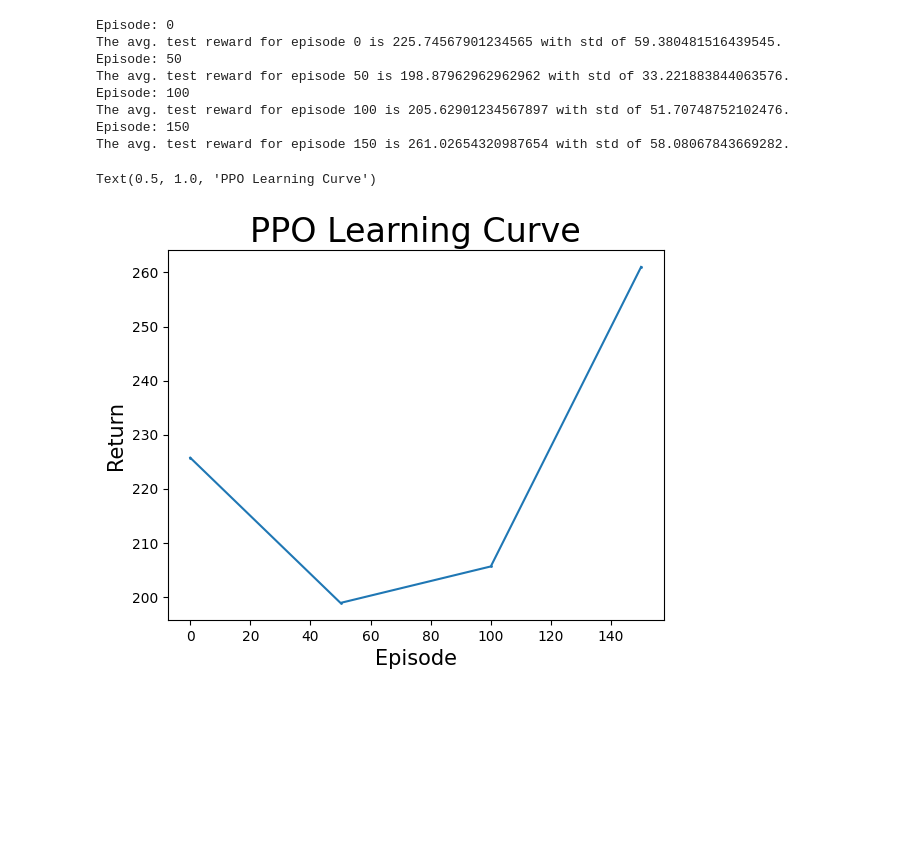
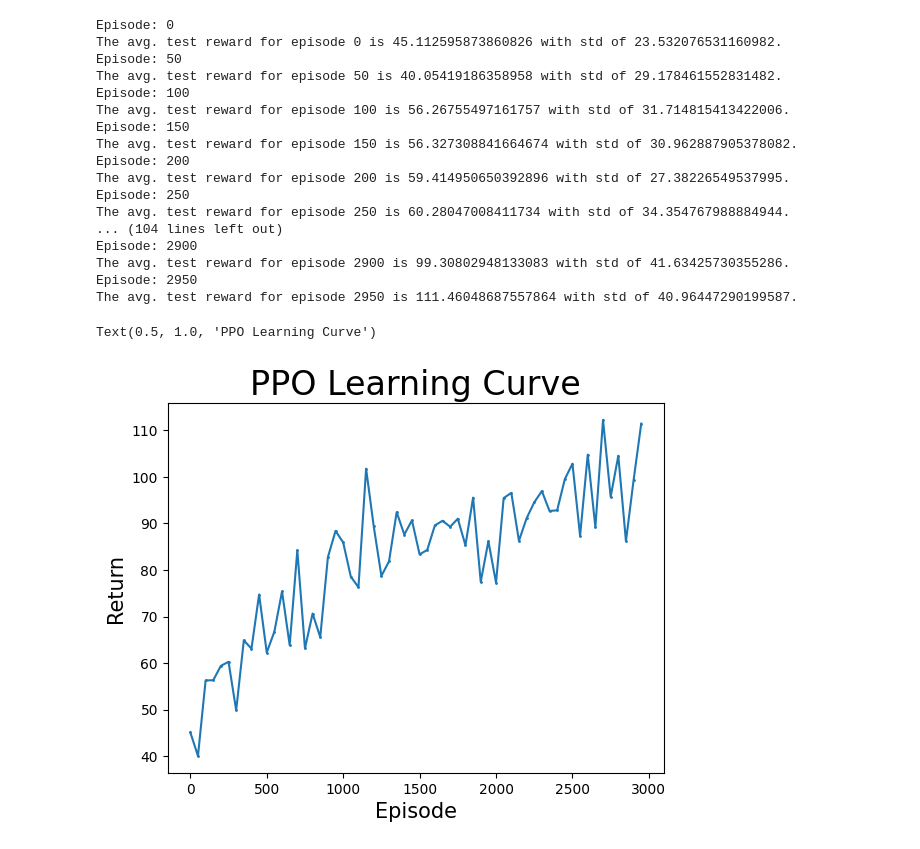
Before and after one commit to AndyPiantoni/ReinforceUs, a Jupyter notebook: PPO_from_scratch_ANDY-tuto-pytorch.ipynb, the cells around one changed output. Cells and saved outputs as stored; diff of their text form; code cells hidden in the pictures; blank space fills up the shorter version.

Commit message:
works kinda of with pendulum

```diff
--- a/PPO_from_scratch_ANDY-tuto-pytorch.ipynb
+++ b/PPO_from_scratch_ANDY-tuto-pytorch.ipynb
@@ -242,14 +242,14 @@ def train_PPO(env, policy_net, policy_optimizer, value_net, value_optimizer, num
 # %%
 # Define parameter values
 # env_name = 'CartPole-v0' # environment name
-# env_name = 'Pendulum-v1' # environment name
+env_name = 'Pendulum-v1' # environment name
 
 #env_name = 'LunarLander-v2' # environment name
 # env_name = 'MountainCar-v0' # environment name
-env_name = 'Acrobot-v1' # environment name
+# env_name = 'Acrobot-v1' # environment name
 
 
-num_train_ite = 1000 # number of training iterations
+num_train_ite = 3000 # number of training iterations
 num_seeds = 1 # fit model with 3 different seeds and plot average performance of 3 seeds
 num_epochs = 10 # how many times we iterate the entire training dataset passing through the training
 eval_freq = 50 # run evaluation of policy at each eval_freq trials
@@ -302,35 +302,44 @@ for i in tqdm.tqdm(range(num_seeds)):
 
             reward_mean = G.mean()
             reward_sd = G.std()
             print("The avg. test reward for episode {0} is {1} with std of {2}.".format(m, reward_mean, reward_sd))
             reward_means.append(reward_mean)
     returns[i] = np.array(reward_means)
 
 # save the policy network
 torch.save(policy_net.state_dict(), f"policy_net_{env_name}.pt")
 
 
 # Plot the performance over iterations
 x = np.arange(eval_epi_index)*eval_freq
 avg_returns = np.mean(returns, axis=0)
 max_returns = np.max(returns, axis=0)
 min_returns = np.min(returns, axis=0)
 
 plt.fill_between(x, min_returns, max_returns, alpha=0.1)
 plt.plot(x, avg_returns, '-o', markersize=1)
 
 plt.xlabel('Episode', fontsize = 15)
 plt.ylabel('Return', fontsize = 15)
 
 plt.title("PPO Learning Curve", fontsize = 24)
 # %% [output]
 Episode: 0
-The avg. test reward for episode 0 is 225.74567901234565 with std of 59.380481516439545.
+The avg. test reward for episode 0 is 45.112595873860826 with std of 23.532076531160982.
 Episode: 50
-The avg. test reward for episode 50 is 198.87962962962962 with std of 33.221883844063576.
+The avg. test reward for episode 50 is 40.05419186358958 with std of 29.178461552831482.
 Episode: 100
-The avg. test reward for episode 100 is 205.62901234567897 with std of 51.70748752102476.
+The avg. test reward for episode 100 is 56.26755497161757 with std of 31.714815413422006.
 Episode: 150
-The avg. test reward for episode 150 is 261.02654320987654 with std of 58.08067843669282.
+The avg. test reward for episode 150 is 56.327308841664674 with std of 30.962887905378082.
+Episode: 200
+The avg. test reward for episode 200 is 59.414950650392896 with std of 27.38226549537995.
+Episode: 250
+The avg. test reward for episode 250 is 60.28047008411734 with std of 34.354767988884944.
+... (104 lines left out)
+Episode: 2900
+The avg. test reward for episode 2900 is 99.30802948133083 with std of 41.63425730355286.
+Episode: 2950
+The avg. test reward for episode 2950 is 111.46048687557864 with std of 40.96447290199587.
 Text(0.5, 1.0, 'PPO Learning Curve')
-[figure, old version]
+[figure, new version]
```
Also changed, not shown: parts of 2 cells of this notebook.
